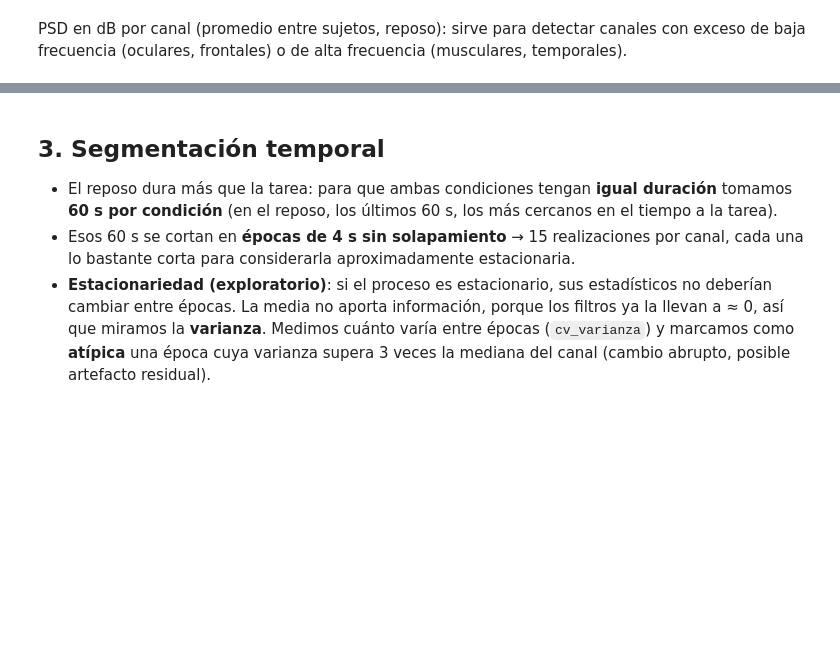
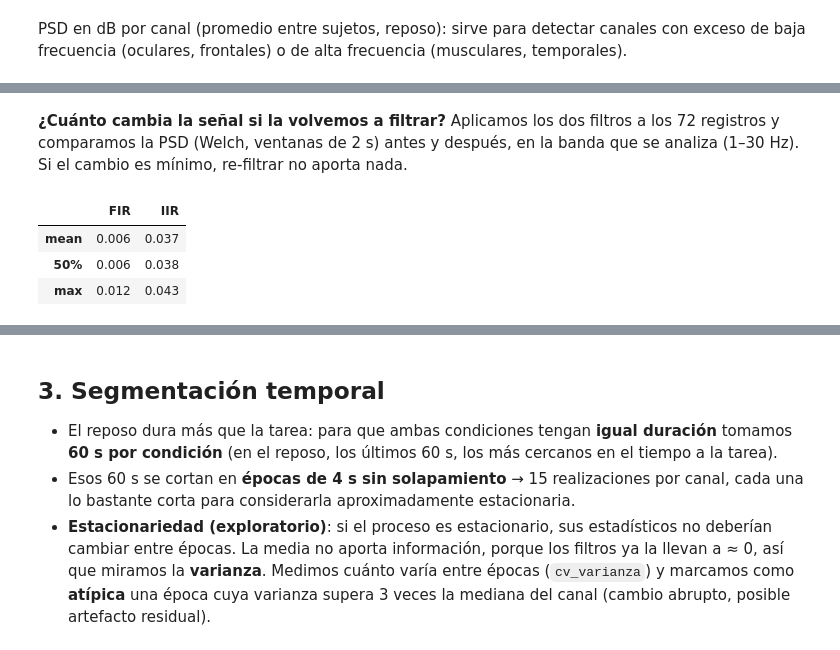
Before and after one commit to vickylauu/PSIB2026Q2-TPS-Grupo12-Lautersztein-Reggio-Ballester, a Jupyter notebook: notebooks/01_contextualizacion_preprocesamiento.ipynb, the cells around one changed output, grey strips where cells are left out. Cells and saved outputs as stored; diff of their text form; code cells hidden in the pictures; blank space fills up the shorter version.

```diff
--- a/notebooks/01_contextualizacion_preprocesamiento.ipynb
+++ b/notebooks/01_contextualizacion_preprocesamiento.ipynb
@@ -142,3 +216,21 @@ fig.colorbar(im, label='dB');
+# %% [markdown]
+**¿Cuánto cambia la señal si la volvemos a filtrar?** Aplicamos los dos filtros a los 72 registros y comparamos la PSD (Welch, ventanas de 2 s) antes y después, en la banda que se analiza (1–30 Hz). Si el cambio es mínimo, re-filtrar no aporta nada.
+# %%
+def cambio_dB(x, x_filt):
+    """Cambio medio |ΔPSD| en dB en 1-30 Hz (promedio entre canales y frecuencias)."""
+    f2, P = psd_welch(np.stack([x, x_filt]), FS)
+    m = (f2 >= 1) & (f2 <= 30)
+    return np.abs(10 * np.log10(P[1][:, m] / P[0][:, m])).mean()
+
+cambios = pd.DataFrame([dict(sujeto=s, condicion=COND[c],
+                             FIR=cambio_dB(x, aplicar(x, fir=fir)), IIR=cambio_dB(x, aplicar(x, sos=sos)))
+                        for (s, c), (x, fs) in eeg.items()])
+cambios[['FIR', 'IIR']].describe().loc[['mean', '50%', 'max']].round(3)
+# %% [output]
+|  | FIR | IIR |
+| mean | 0.006 | 0.037 |
+| 50% | 0.006 | 0.038 |
+| max | 0.012 | 0.043 |
 # %% [markdown]
 ### Resultado de la verificación y decisión sobre el filtrado
 *(Corrida sobre los 36 sujetos.)*
```
Also changed, not shown: parts of 14 cells of this notebook.
